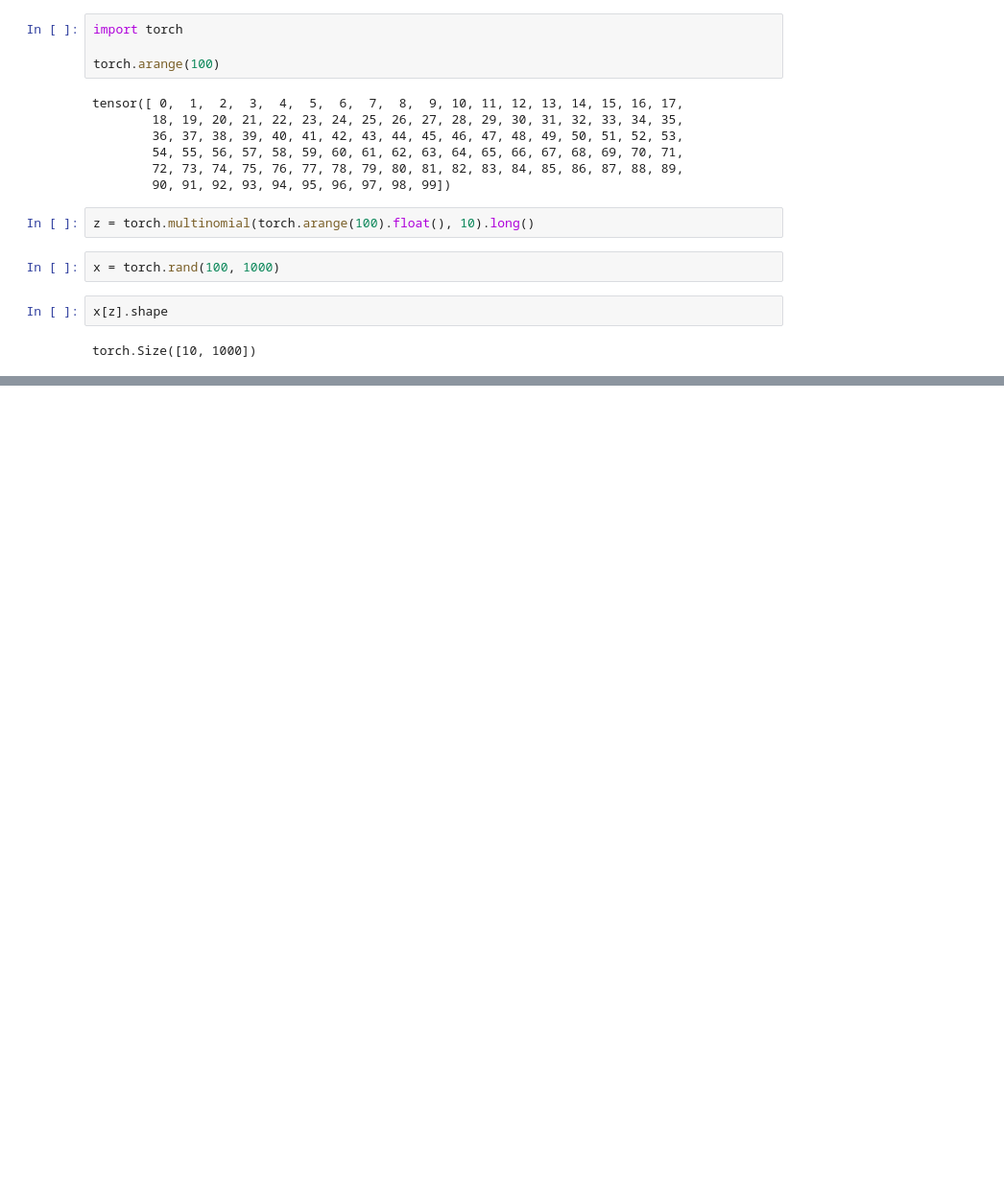
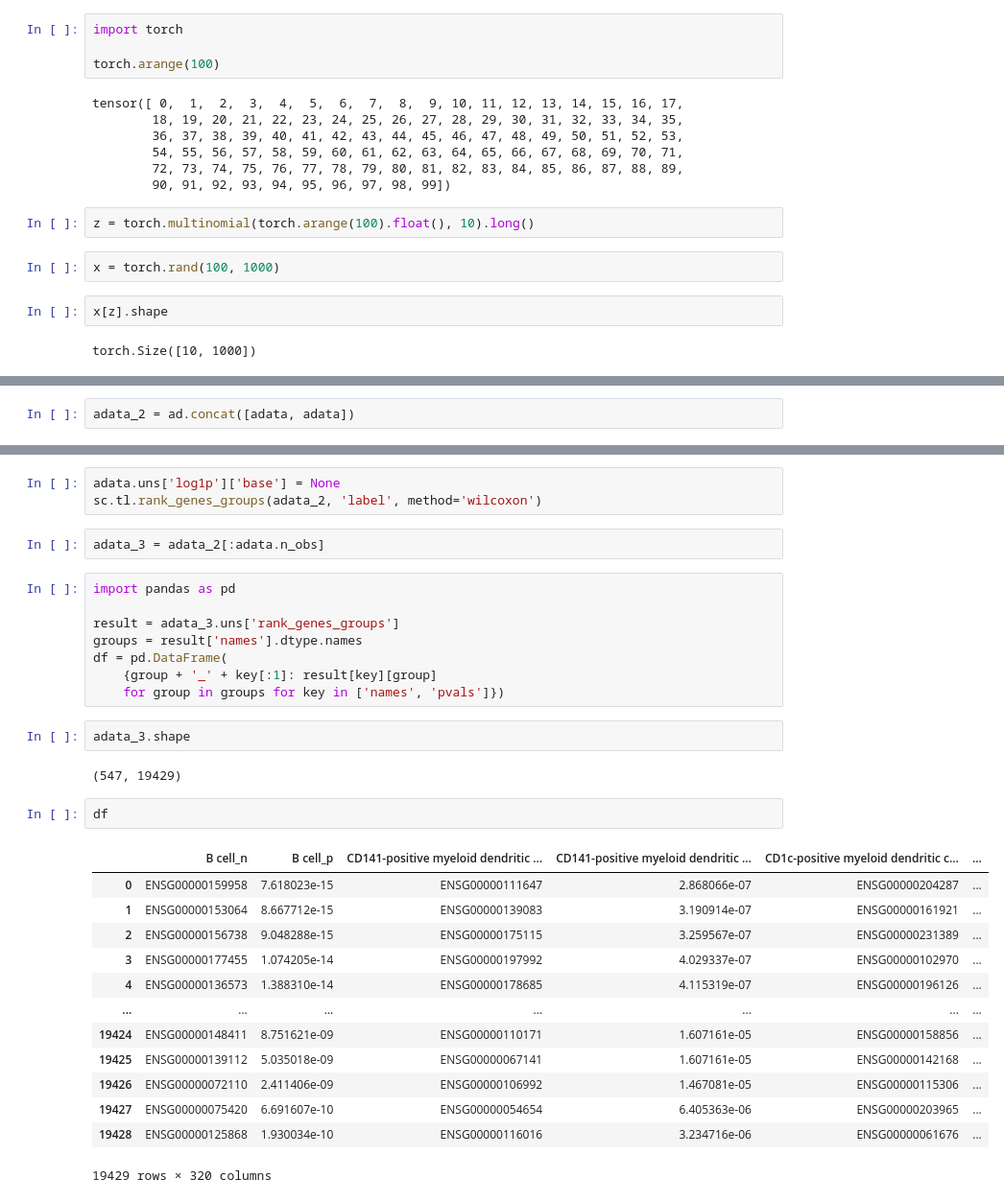
Before and after one commit to sofroniewn/rosa, a Jupyter notebook: notebooks/playground.ipynb, the cells around one changed output, grey strips where cells are left out. Shown at 96% size. Drawn from its saved outputs; the diff is of its cells as text; blank space fills up the shorter version.

Commit message:
add marker genes

```diff
--- a/notebooks/playground.ipynb
+++ b/notebooks/playground.ipynb
@@ -689,0 +700,2 @@ torch.Size([10, 1000])
+# %%
+adata_2 = ad.concat([adata, adata])
@@ -689,0 +709,33 @@ torch.Size([10, 1000])
+# %%
+adata.uns['log1p']['base'] = None
+sc.tl.rank_genes_groups(adata_2, 'label', method='wilcoxon')
+# %%
+adata_3 = adata_2[:adata.n_obs]
+# %%
+import pandas as pd
+
+result = adata_3.uns['rank_genes_groups']
+groups = result['names'].dtype.names
+df = pd.DataFrame(
+    {group + '_' + key[:1]: result[key][group]
+    for group in groups for key in ['names', 'pvals']})
+# %%
+adata_3.shape
+# %% [output]
+(547, 19429)
+# %%
+df
+# %% [output]
+|  | B cell_n | B cell_p | CD141-positive myeloid dendritic ... | CD141-positive myeloid dendritic ... | CD1c-positive myeloid dendritic c... | ... |
+| 0 | ENSG00000159958 | 7.618023e-15 | ENSG00000111647 | 2.868066e-07 | ENSG00000204287 | ... |
+| 1 | ENSG00000153064 | 8.667712e-15 | ENSG00000139083 | 3.190914e-07 | ENSG00000161921 | ... |
+| 2 | ENSG00000156738 | 9.048288e-15 | ENSG00000175115 | 3.259567e-07 | ENSG00000231389 | ... |
+| 3 | ENSG00000177455 | 1.074205e-14 | ENSG00000197992 | 4.029337e-07 | ENSG00000102970 | ... |
+| 4 | ENSG00000136573 | 1.388310e-14 | ENSG00000178685 | 4.115319e-07 | ENSG00000196126 | ... |
+| ... | ... | ... | ... | ... | ... | ... |
+| 19424 | ENSG00000148411 | 8.751621e-09 | ENSG00000110171 | 1.607161e-05 | ENSG00000158856 | ... |
+| 19425 | ENSG00000139112 | 5.035018e-09 | ENSG00000067141 | 1.607161e-05 | ENSG00000142168 | ... |
+| 19426 | ENSG00000072110 | 2.411406e-09 | ENSG00000106992 | 1.467081e-05 | ENSG00000115306 | ... |
+| 19427 | ENSG00000075420 | 6.691607e-10 | ENSG00000054654 | 6.405363e-06 | ENSG00000203965 | ... |
+| 19428 | ENSG00000125868 | 1.930034e-10 | ENSG00000116016 | 3.234716e-06 | ENSG00000061676 | ... |
+19429 rows × 320 columns
```
Also changed, not shown: parts of 7 cells of this notebook, 27 other files.
